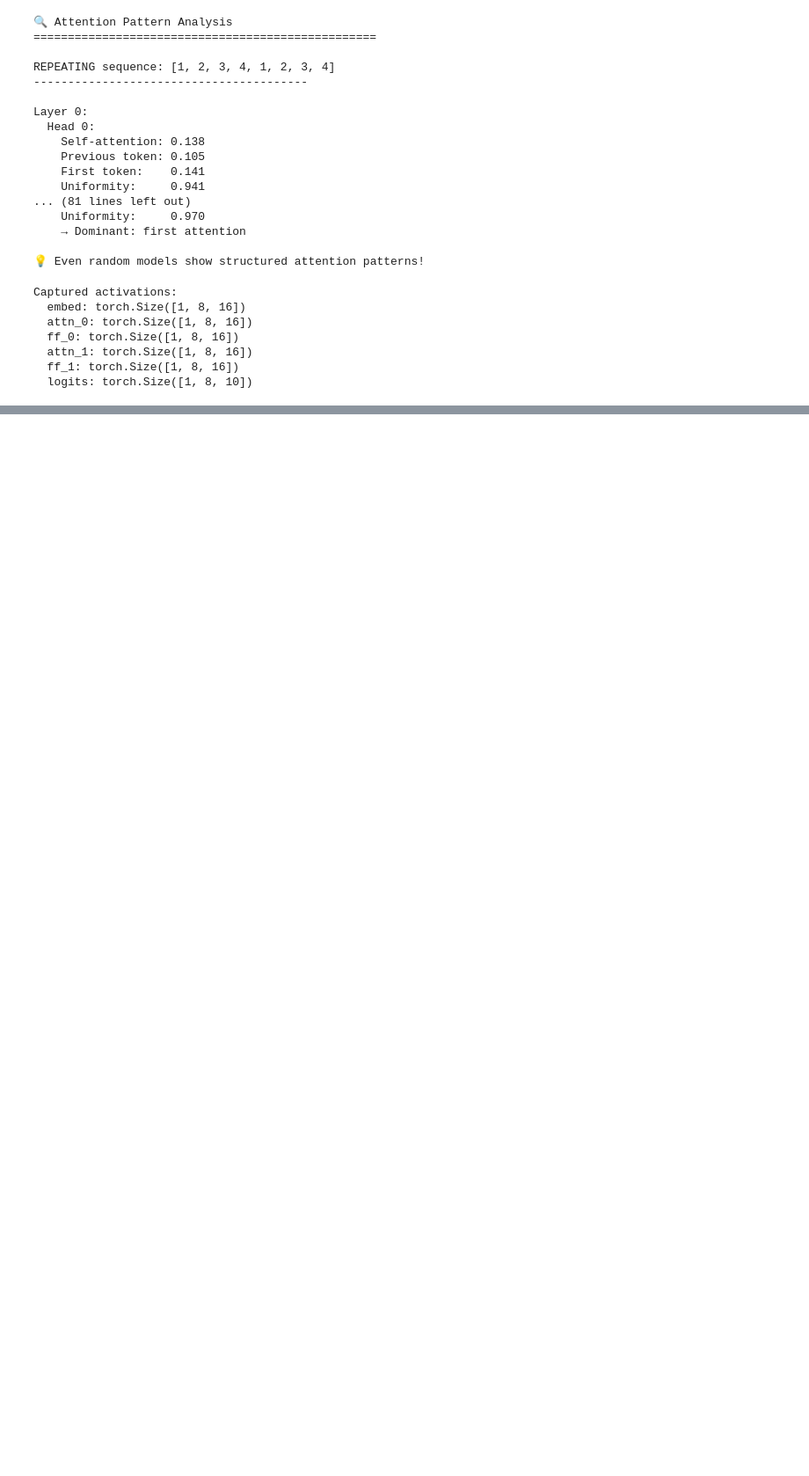
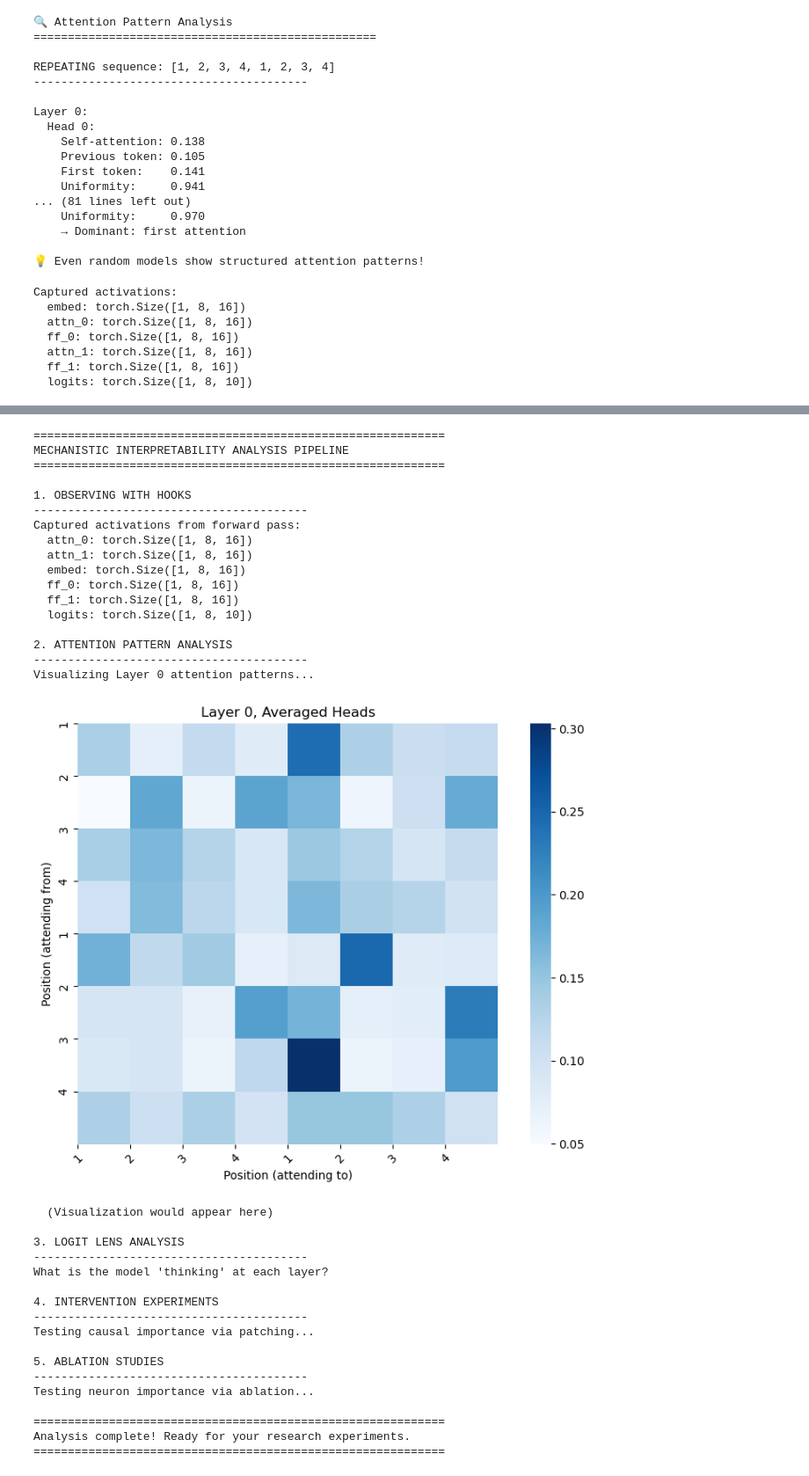
Before and after one commit to omarkhursheed/mechinterp-with-claude, a Jupyter notebook: do_some_mechinterp.ipynb, the cells around one changed output, grey strips where cells are left out. Shown at 88% size. Cells and saved outputs as stored; diff of their text form; code cells hidden in the pictures; blank space fills up the shorter version.

```diff
--- a/do_some_mechinterp.ipynb
+++ b/do_some_mechinterp.ipynb
@@ -3,16 +3,29 @@
 import torch
 import torch.nn as nn
 import numpy as np
+import random
 
 # Set ALL the seeds for reproducibility
 def set_seed(seed=42):
-    # Your turn: what seeds do we need to set?
-    # Think about what could introduce randomness
-    torch.manual_seed(seed)
+    """Set all random seeds for complete reproducibility."""
+    # Python's built-in random module
+    random.seed(seed)
+
+    # NumPy random
     np.random.seed(seed)
 
+    # PyTorch CPU random
+    torch.manual_seed(seed)
+
+    # PyTorch CUDA random (if available)
     if torch.cuda.is_available():
         torch.cuda.manual_seed(seed)
+        torch.cuda.manual_seed_all(seed)  # For multi-GPU
+
+    # Make CuDNN deterministic for reproducibility (may impact performance)
+    if torch.backends.cudnn.is_available():
+        torch.backends.cudnn.deterministic = True
+        torch.backends.cudnn.benchmark = False
 
 if __name__ == "__main__":
     set_seed(42)
@@ -119,7 +130,8 @@ class TinyTransformer(nn.Module):
 
         # Get embeddings
         tok_emb = self.token_embed(x)
-        positions = torch.arange(seq_len).unsqueeze(0).expand(batch_size, -1)
+        # Create positions on the same device as x
+        positions = torch.arange(seq_len, device=x.device).unsqueeze(0).expand(batch_size, -1)
         pos_emb = self.pos_embed(positions)
 
         # Combine
@@ -775,34 +917,70 @@ def example_analysis_pipeline():
     # Visualize attention for first layer
     if len(attn_maps) > 0:
         print("Visualizing Layer 0 attention patterns...")
-        # This would call: visualize_attention_patterns(attn_maps[0], induction_seq, layer_idx=0)
+        visualize_attention_patterns(attn_maps[0], induction_seq, layer_idx=0)
         print("  (Visualization would appear here)")
 
     print("\n3. LOGIT LENS ANALYSIS")
     print("-" * 40)
     print("What is the model 'thinking' at each layer?")
     # This would apply logit lens to intermediate activations
     # For each layer: logit_lens(model, cache[f'ff_{i}'])
 
     print("\n4. INTERVENTION EXPERIMENTS")
     print("-" * 40)
     print("Testing causal importance via patching...")
     # Example: corrupt the sequence and patch to test importance
     corrupted = torch.randint(0, 10, (1, 8))  # Random corruption
     # Would run: activation_patching(model, induction_seq, corrupted, 'attn_0', ...)
 
     print("\n5. ABLATION STUDIES")
     print("-" * 40)
     print("Testing neuron importance via ablation...")
     # Would run: measure_ablation_impact(model, induction_seq, 'ff_0', neuron_idx=0, ...)
 
     # Clean up
     cache.remove_hooks()
 
     print("\n" + "=" * 60)
     print("Analysis complete! Ready for your research experiments.")
     print("=" * 60)
 
 # Uncomment to run the example (after implementing TODOs):
-# example_analysis_pipeline()
+example_analysis_pipeline()
+# %% [output]
+============================================================
+MECHANISTIC INTERPRETABILITY ANALYSIS PIPELINE
+============================================================
+
+1. OBSERVING WITH HOOKS
+----------------------------------------
+Captured activations from forward pass:
+  attn_0: torch.Size([1, 8, 16])
+  attn_1: torch.Size([1, 8, 16])
+  embed: torch.Size([1, 8, 16])
+  ff_0: torch.Size([1, 8, 16])
+  ff_1: torch.Size([1, 8, 16])
+  logits: torch.Size([1, 8, 10])
+
+2. ATTENTION PATTERN ANALYSIS
+----------------------------------------
+Visualizing Layer 0 attention patterns...
+[figure, added]
+  (Visualization would appear here)
+
+3. LOGIT LENS ANALYSIS
+----------------------------------------
+What is the model 'thinking' at each layer?
+
+4. INTERVENTION EXPERIMENTS
+----------------------------------------
+Testing causal importance via patching...
+
+5. ABLATION STUDIES
+----------------------------------------
+Testing neuron importance via ablation...
+
+============================================================
+Analysis complete! Ready for your research experiments.
+============================================================
 # %%
```
Also changed, not shown: parts of 10 cells of this notebook.
